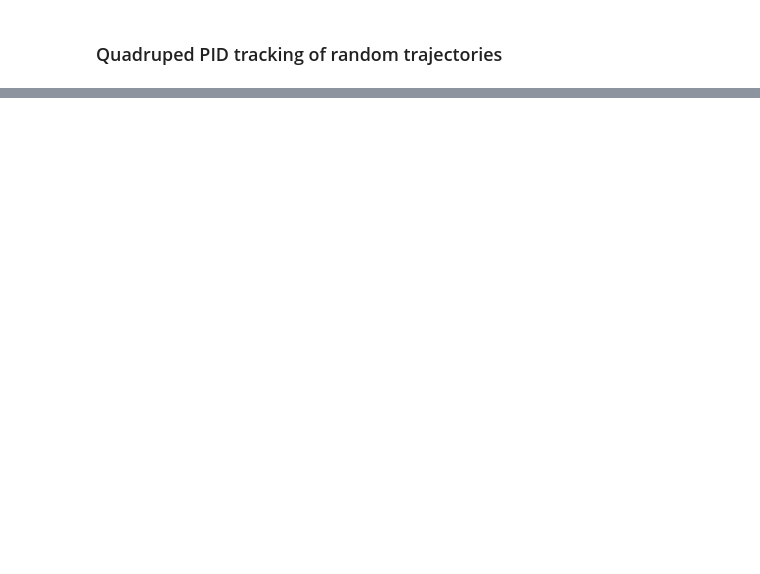
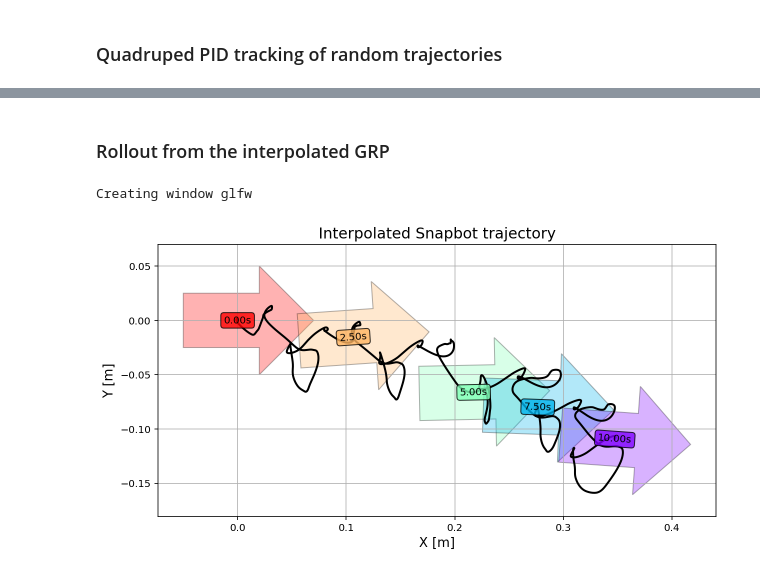
Before and after one commit to sjchoi86/simple-mujoco-usage, a Jupyter notebook: code/demo_quadruped_03_grp_pid.ipynb, the cells around one changed output, grey strips where cells are left out. Drawn from its saved outputs; the diff is of its cells as text; code cells hidden in the pictures; blank space fills up the shorter version.

```diff
--- a/code/demo_quadruped_03_grp_pid.ipynb
+++ b/code/demo_quadruped_03_grp_pid.ipynb
@@ -169,0 +52,15 @@ plt.show()
+# %% [markdown]
+### Rollout from the interpolated GRP
+# %%
+t_anchor,x_anchor = get_anchors_from_traj(traj_secs,traj_joints,n_anchor=20)
+traj_joints_intp = GRP_posterior.interpolate(
+    t_anchor=t_anchor,x_anchor=x_anchor,t_test=traj_secs,hyp={'g':1,'l':1/2,'w':1e-8},
+    APPLY_EPSRU=True,t_eps=0.025, # <= this is important
+    x_min=ss_range[:,0],x_max=ss_range[:,1],margin=ss_margin)
+res_intp = snapbot_rollout(env,PID,traj_joints,n_traj_repeat=5,DO_RENDER=True)
+plot_topdown_trajectory(
+    res_intp['sec_list'],res_intp['xyrad_list'],cm=plt.cm.rainbow_r,
+    figsize=(10,5),title_str='Interpolated Snapbot trajectory')
+# %% [output]
+Creating window glfw
+[figure, added]
```
Also changed, not shown: parts of 17 cells of this notebook, 8 other files.
